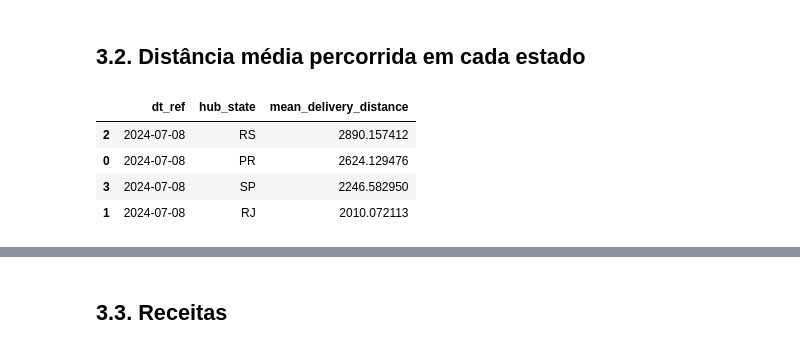
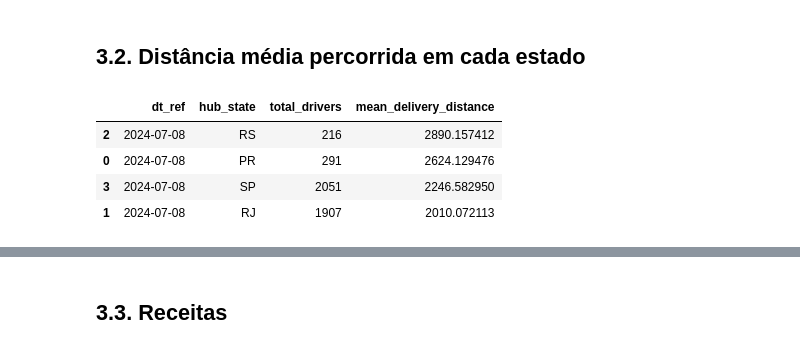
Before and after one commit to datalopes1/desafio_delivery, a Jupyter notebook: notebooks/analysis.ipynb, the cells around one changed output, grey strips where cells are left out. Saved outputs shown, nothing was run; the diff lists cells and outputs as text; code cells hidden in the pictures.

```diff
--- a/notebooks/analysis.ipynb
+++ b/notebooks/analysis.ipynb
@@ -523,13 +526,13 @@ Planilha salva em ../data/processed/ranking_entregadores.xlsx
 # %% [markdown]
 ## 3.2. Distância média percorrida em cada estado
 # %%
-dist = df.groupby('hub_state').agg(mean_delivery_distance = ('delivery_distance_meters', 'mean')).reset_index().sort_values(by = 'mean_delivery_distance', ascending=False)
+dist = df.groupby('hub_state').agg(total_drivers = ('driver_id', 'nunique'), mean_delivery_distance = ('delivery_distance_meters', 'mean')).reset_index().sort_values(by = 'mean_delivery_distance', ascending=False)
 dist['dt_ref'] = '2024-07-08'
-dist = dist[['dt_ref', 'hub_state', 'mean_delivery_distance']]
+dist = dist[['dt_ref', 'hub_state', 'total_drivers', 'mean_delivery_distance']]
 dist
 # %% [output]
-|  | dt_ref | hub_state | mean_delivery_distance |
-| 2 | 2024-07-08 | RS | 2890.157412 |
-| 0 | 2024-07-08 | PR | 2624.129476 |
-| 3 | 2024-07-08 | SP | 2246.582950 |
-| 1 | 2024-07-08 | RJ | 2010.072113 |
+|  | dt_ref | hub_state | total_drivers | mean_delivery_distance |
+| 2 | 2024-07-08 | RS | 216 | 2890.157412 |
+| 0 | 2024-07-08 | PR | 291 | 2624.129476 |
+| 3 | 2024-07-08 | SP | 2051 | 2246.582950 |
+| 1 | 2024-07-08 | RJ | 1907 | 2010.072113 |
```
Also changed, not shown: parts of 12 cells of this notebook, 6 other files.
